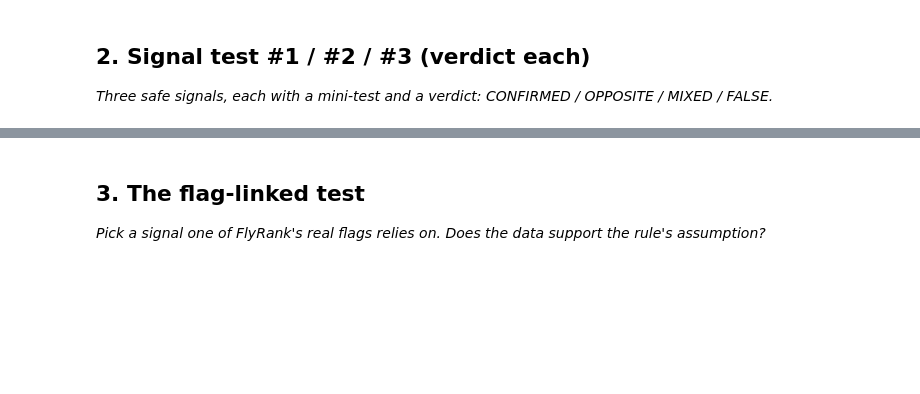
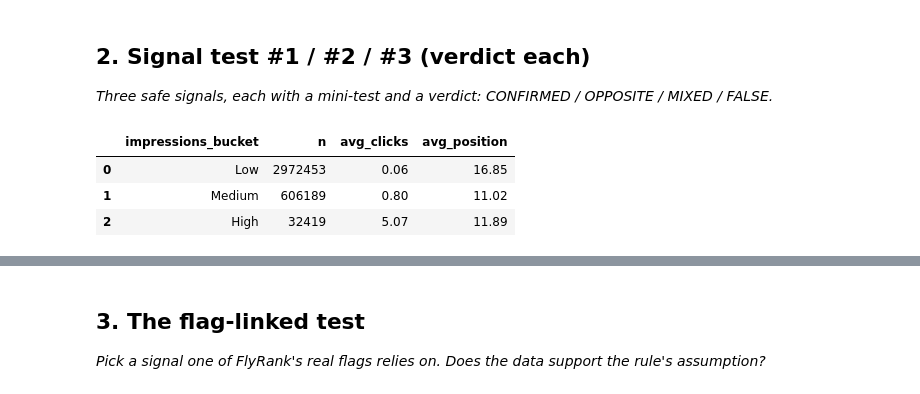
Before and after one commit to MukibHossain/ml-internship-starter, a Jupyter notebook: work/notebooks/w04_signal_audit.ipynb, the cells around one changed output, grey strips where cells are left out. Saved outputs shown, nothing was run; the diff lists cells and outputs as text; code cells hidden in the pictures; blank space fills up the shorter version.

Commit message:
Signal 1

```diff
--- a/work/notebooks/w04_signal_audit.ipynb
+++ b/work/notebooks/w04_signal_audit.ipynb
@@ -82,3 +82,33 @@ The distributions of GSC impressions, GSC clicks, and average search position ar
 ## 2. Signal test #1 / #2 / #3 (verdict each)
 
 *Three safe signals, each with a mini-test and a verdict: CONFIRMED / OPPOSITE / MIXED / FALSE.*
+# %%
+signal1 = con.sql(f"""
+SELECT
+    CASE
+        WHEN gsc_impressions = 0 THEN 'No Impressions'
+        WHEN gsc_impressions < 100 THEN 'Low'
+        WHEN gsc_impressions < 1000 THEN 'Medium'
+        ELSE 'High'
+    END AS impressions_bucket,
+    COUNT(*) AS n,
+    ROUND(AVG(gsc_clicks), 2) AS avg_clicks,
+    ROUND(AVG(gsc_avg_position), 2) AS avg_position
+FROM {REL}
+WHERE gsc_data_available = TRUE
+GROUP BY 1
+ORDER BY
+    CASE impressions_bucket
+        WHEN 'No Impressions' THEN 1
+        WHEN 'Low' THEN 2
+        WHEN 'Medium' THEN 3
+        WHEN 'High' THEN 4
+    END
+""").df()
+
+signal1
+# %% [output]
+|  | impressions_bucket | n | avg_clicks | avg_position |
+| 0 | Low | 2972453 | 0.06 | 16.85 |
+| 1 | Medium | 606189 | 0.80 | 11.02 |
+| 2 | High | 32419 | 5.07 | 11.89 |
```
Also changed, not shown: parts of 1 cell of this notebook.
